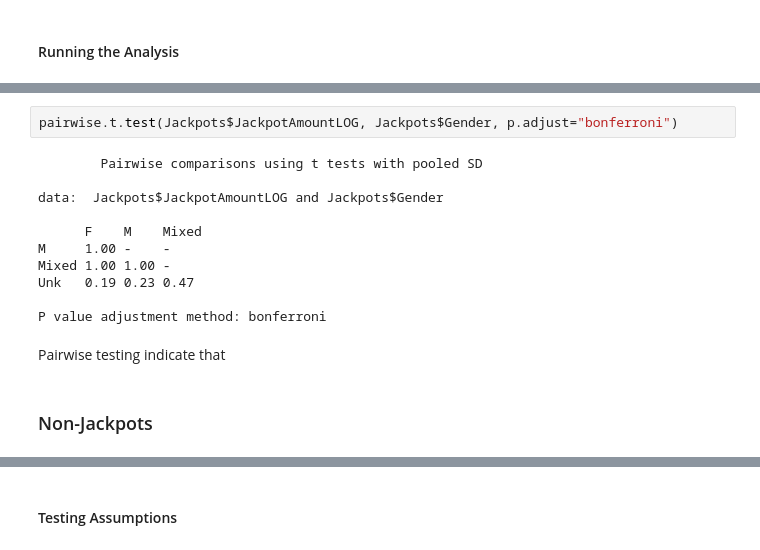
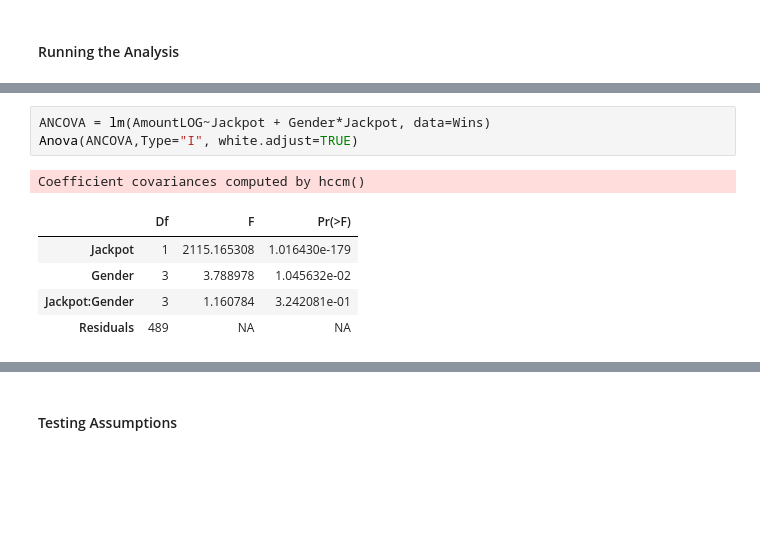
Before and after one commit to AlbiKovi/DSO110---Final-Group-Project, a Jupyter notebook: DSO110 - Final Group Project - Lottery - R Notebook.ipynb, the cells around one changed output, grey strips where cells are left out. Drawn from its saved outputs; the diff is of its cells as text; blank space fills up the shorter version.

```diff
--- a/DSO110 - Final Group Project - Lottery - R Notebook.ipynb
+++ b/DSO110 - Final Group Project - Lottery - R Notebook.ipynb
@@ -133,17 +133,10 @@ P value adjustment method: none
-# %%
-pairwise.t.test(Jackpots$JackpotAmountLOG, Jackpots$Gender, p.adjust="bonferroni")
-# %% [output]
-        Pairwise comparisons using t tests with pooled SD
-
-data:  Jackpots$JackpotAmountLOG and Jackpots$Gender
-
-      F    M    Mixed
-M     1.00 -    -
-Mixed 1.00 1.00 -
-Unk   0.19 0.23 0.47
-
-P value adjustment method: bonferroni
-# %% [markdown]
-Pairwise testing indicate that
-# %% [markdown]
-### Non-Jackpots
+# %%
+ANCOVA = lm(AmountLOG~Jackpot + Gender*Jackpot, data=Wins)
+Anova(ANCOVA,Type="I", white.adjust=TRUE)
+# %% [output]
+Coefficient covariances computed by hccm()
+|  | Df | F | Pr(>F) |
+| Jackpot | 1 | 2115.165308 | 1.016430e-179 |
+| Gender | 3 | 3.788978 | 1.045632e-02 |
+| Jackpot:Gender | 3 | 1.160784 | 3.242081e-01 |
+| Residuals | 489 | NA | NA |
```
Also changed, not shown: parts of 83 cells of this notebook.
